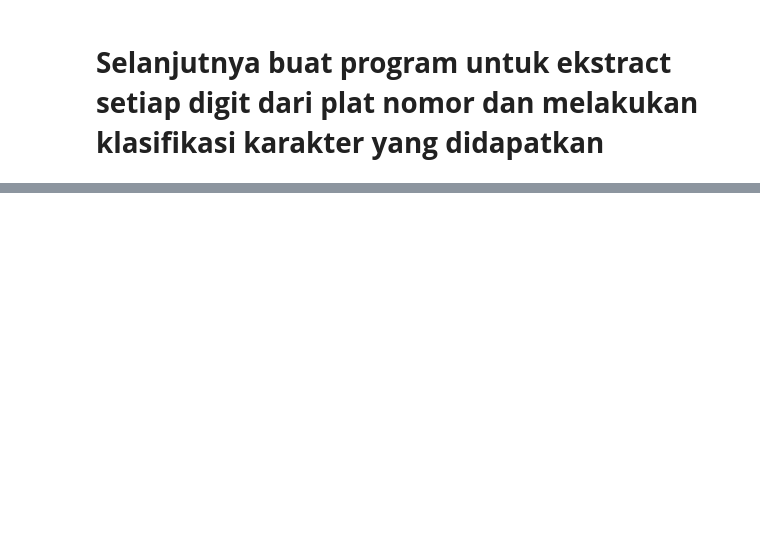
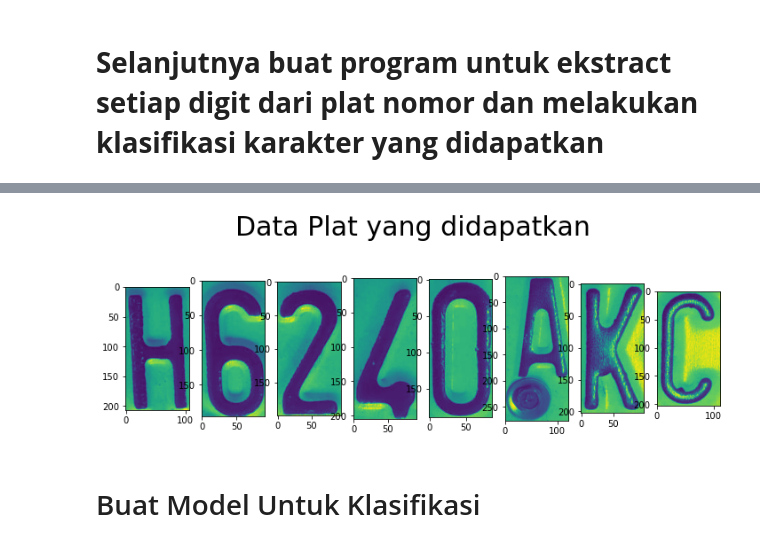
Before and after one commit to ahsanu123/ahsanu123, a Jupyter notebook: license-plate-recognition-using-cnn.ipynb, the cells around one changed output, grey strips where cells are left out. Saved outputs shown, nothing was run; the diff lists cells and outputs as text; code cells hidden in the pictures; blank space fills up the shorter version.

```diff
--- a/license-plate-recognition-using-cnn.ipynb
+++ b/license-plate-recognition-using-cnn.ipynb
@@ -331,3 +233,0 @@ def segment_characters(image) :
-# %%
-# Let's see the segmented characters
-char = segment_characters(plate)
@@ -419,10 +233,0 @@ print(show_results())
-# %%
-# Segmented characters and their predicted value.
-plt.figure(figsize=(10,6))
-for i,ch in enumerate(char):
-    img = cv2.resize(ch, (28,28), interpolation=cv2.INTER_AREA)
-    plt.subplot(3,4,i+1)
-    plt.imshow(img,cmap='gray')
-    plt.title(f'predicted: {show_results()[i]}')
-    plt.axis('off')
-plt.show()
@@ -432,0 +234,19 @@ display(output_img, 'detected license plate number in the input image')
+# %%
+# tampilkan karakter yang telah terpotong
+imgs=[]
+for char in cropCharUrut:
+    x,y,w,h = cv2.boundingRect(contours[char])
+    crop = grayimg[y: y+h, x:x+w]
+    imgs.append(crop)
+
+# buat 1 plot dan tampilkan
+_, axs = plt.subplots(1, len(cropCharUrut), figsize=(12, 12))
+axs = axs.flatten()
+for img, ax in zip(imgs, axs):
+    ax.imshow(img)
+plt.figtext(.5,.65,'Data Plat yang didapatkan',fontsize=30,ha='center')
+plt.show()
+# %% [output]
+[figure, added]
+# %% [markdown]
+# Buat Model Untuk Klasifikasi
```
Also changed, not shown: parts of 18 cells of this notebook.
